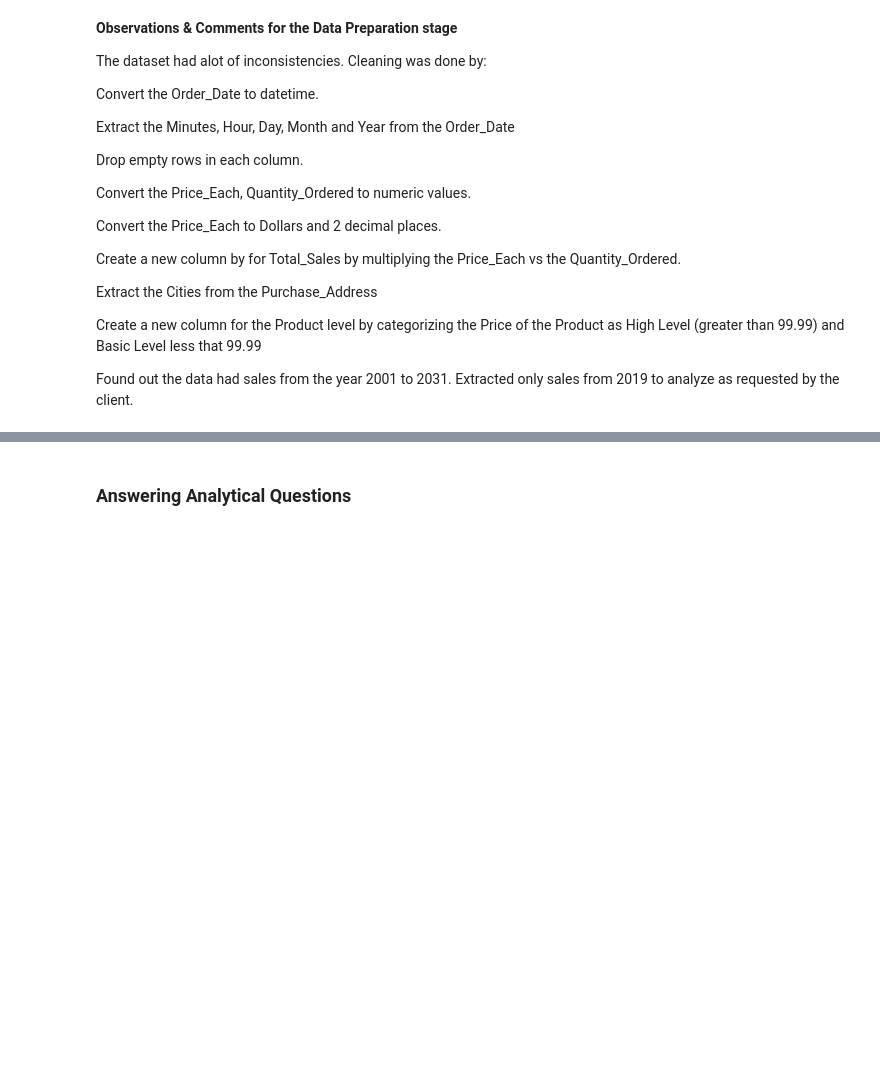
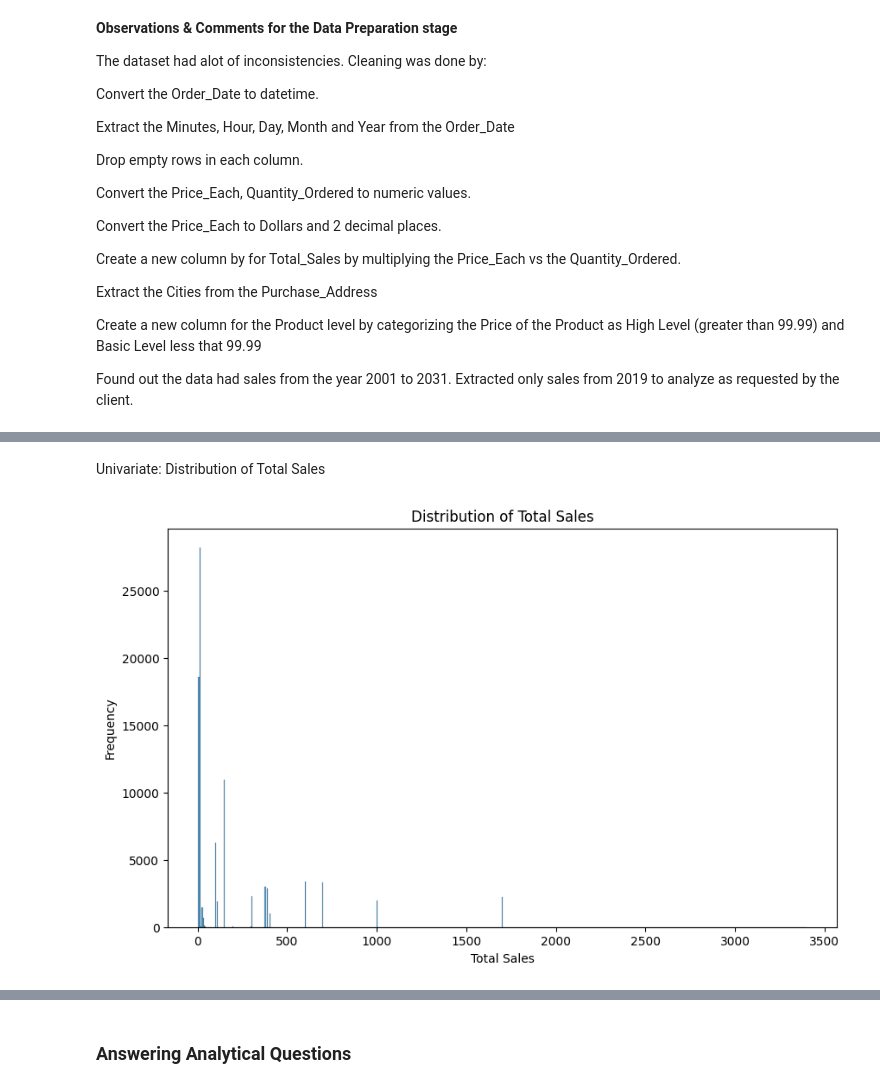
Before and after one commit to Njuraita/Bay-Technologies-BI-Solution, a Jupyter notebook: main.ipynb, the cells around one changed output, grey strips where cells are left out. Cells and saved outputs as stored; diff of their text form; code cells hidden in the pictures; blank space fills up the shorter version.

Commit message:
Visual EDA

```diff
--- a/main.ipynb
+++ b/main.ipynb
@@ -690,0 +760,18 @@ Found out the data had sales from the year 2001 to 2031. Extracted only sales fr
+# %% [markdown]
+Univariate: Distribution of Total Sales
+# %%
+# Create a figure and axes
+fig, ax = plt.subplots(figsize=(10, 6))
+
+# Plot a histogram of the 'Total_Sales' column
+sns.histplot(Final_Sales_2019['Total_Sales'], ax=ax)
+
+# Set the title and labels
+ax.set_title('Distribution of Total Sales')
+ax.set_xlabel('Total Sales')
+ax.set_ylabel('Frequency')
+
+# Display the figure
+plt.show()
+# %% [output]
+[figure, added]
```
Also changed, not shown: parts of 39 cells of this notebook.
